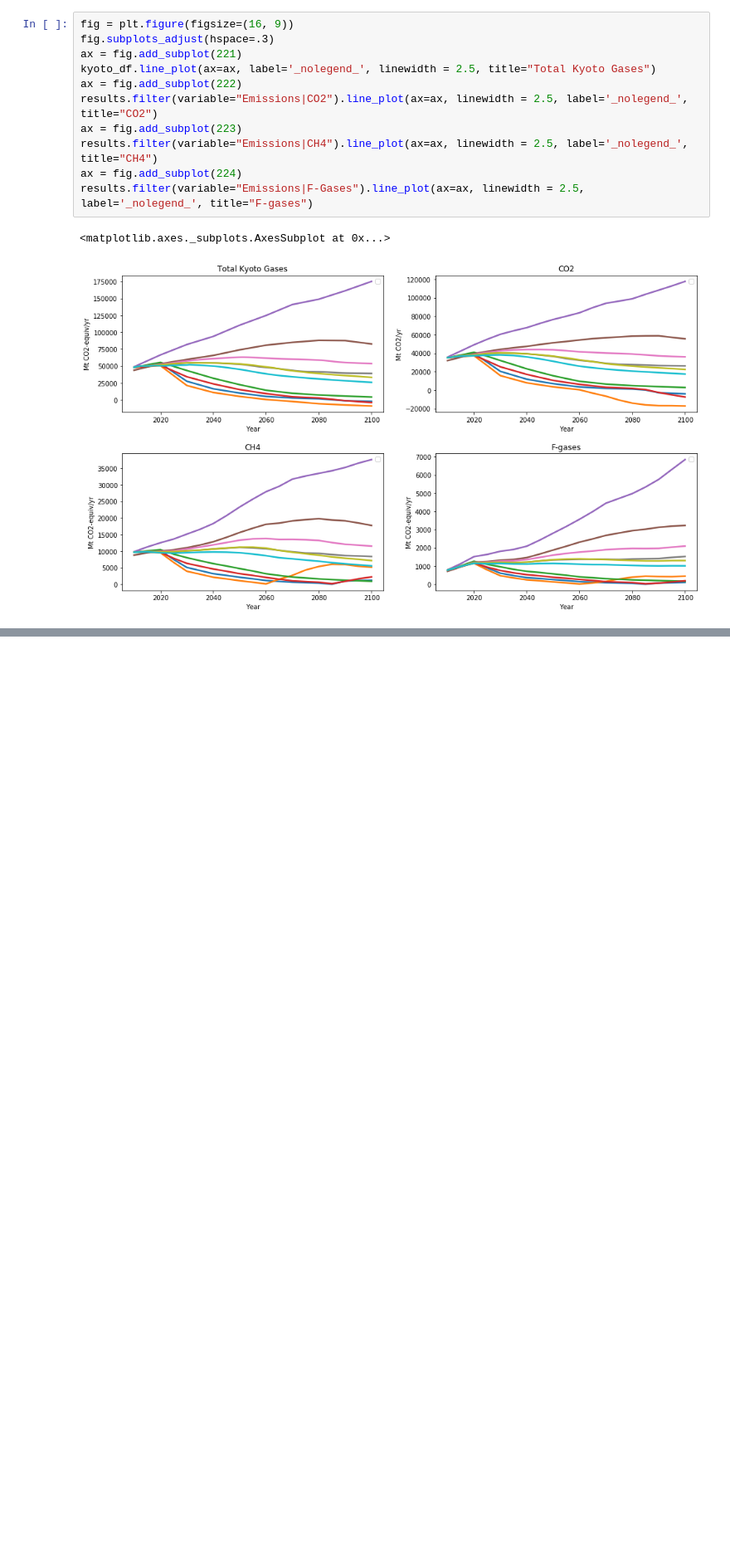
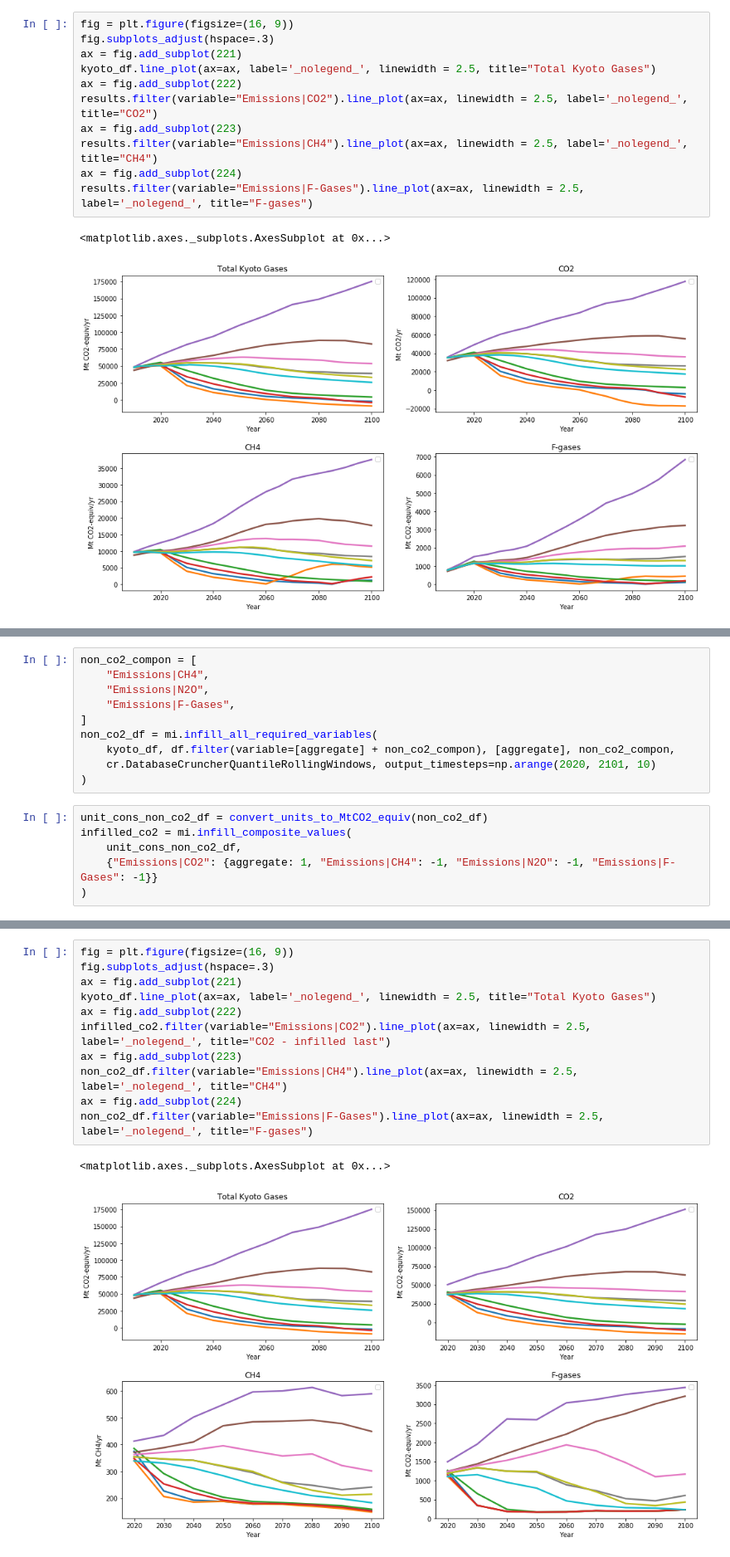
Before and after one commit to GranthamImperial/silicone_examples, a Jupyter notebook: notebooks/Split_up_kyoto_gases.ipynb, the cells around one changed output, grey strips where cells are left out. Shown at 83% size. Drawn from its saved outputs; the diff is of its cells as text; blank space fills up the shorter version.

Commit message:
Incremental notebook improvements including alternative infilling method

```diff
--- a/notebooks/Split_up_kyoto_gases.ipynb
+++ b/notebooks/Split_up_kyoto_gases.ipynb
@@ -139,0 +144,16 @@ results.filter(variable="Emissions|F-Gases").line_plot(ax=ax, linewidth = 2.5, l
+# %%
+non_co2_compon = [
+    "Emissions|CH4",
+    "Emissions|N2O",
+    "Emissions|F-Gases",
+]
+non_co2_df = mi.infill_all_required_variables(
+    kyoto_df, df.filter(variable=[aggregate] + non_co2_compon), [aggregate], non_co2_compon,
+    cr.DatabaseCruncherQuantileRollingWindows, output_timesteps=np.arange(2020, 2101, 10)
+)
+# %%
+unit_cons_non_co2_df = convert_units_to_MtCO2_equiv(non_co2_df)
+infilled_co2 = mi.infill_composite_values(
+    unit_cons_non_co2_df,
+    {"Emissions|CO2": {aggregate: 1, "Emissions|CH4": -1, "Emissions|N2O": -1, "Emissions|F-Gases": -1}}
+)
@@ -139,0 +176,14 @@ results.filter(variable="Emissions|F-Gases").line_plot(ax=ax, linewidth = 2.5, l
+# %%
+fig = plt.figure(figsize=(16, 9))
+fig.subplots_adjust(hspace=.3)
+ax = fig.add_subplot(221)
+kyoto_df.line_plot(ax=ax, label='_nolegend_', linewidth = 2.5, title="Total Kyoto Gases")
+ax = fig.add_subplot(222)
+infilled_co2.filter(variable="Emissions|CO2").line_plot(ax=ax, linewidth = 2.5, label='_nolegend_', title="CO2 - infilled last")
+ax = fig.add_subplot(223)
+non_co2_df.filter(variable="Emissions|CH4").line_plot(ax=ax, linewidth = 2.5, label='_nolegend_', title="CH4")
+ax = fig.add_subplot(224)
+non_co2_df.filter(variable="Emissions|F-Gases").line_plot(ax=ax, linewidth = 2.5, label='_nolegend_', title="F-gases")
+# %% [output]
+<matplotlib.axes._subplots.AxesSubplot at 0x...>
+[figure, added]
```
Also changed, not shown: parts of 6 cells of this notebook, 1 other file.
